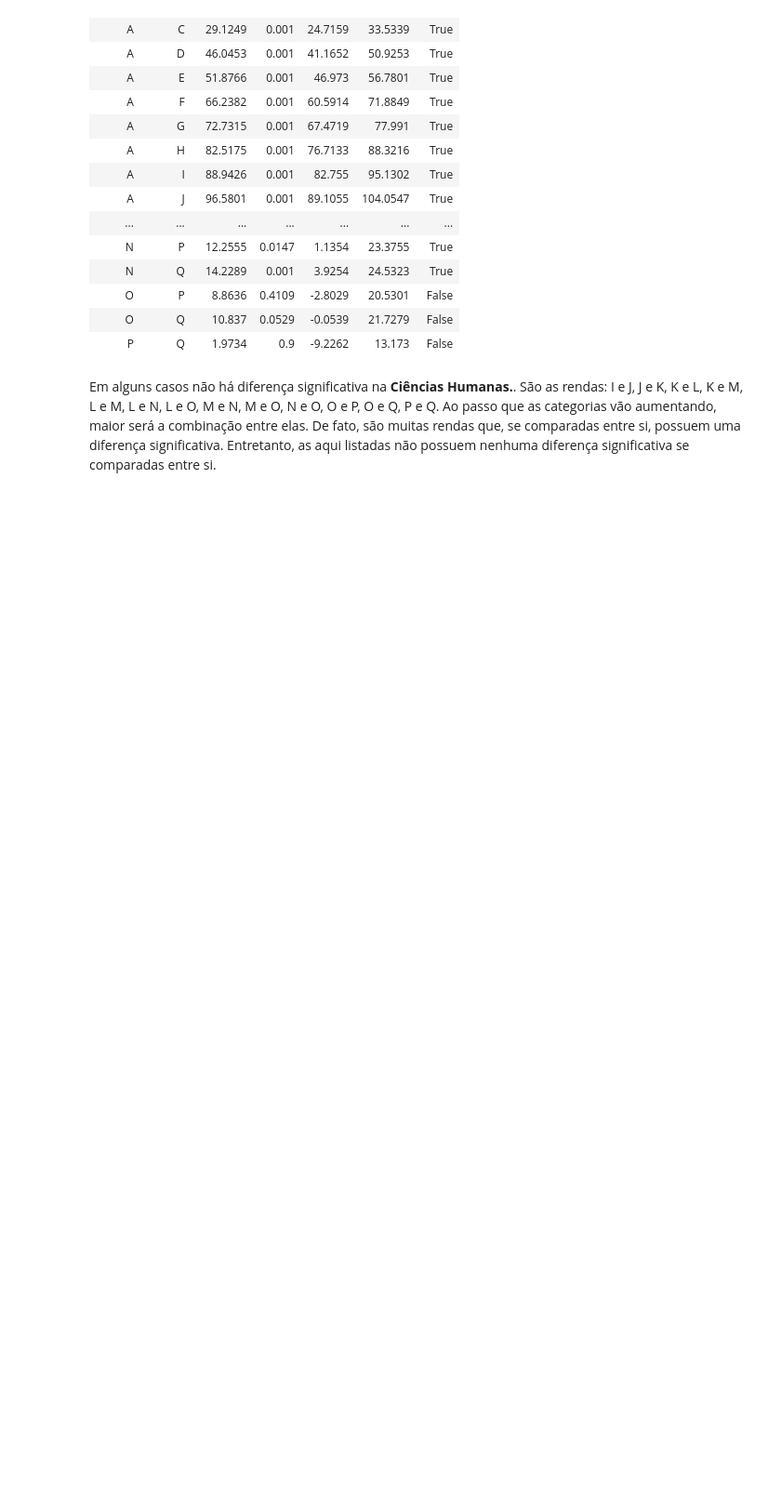
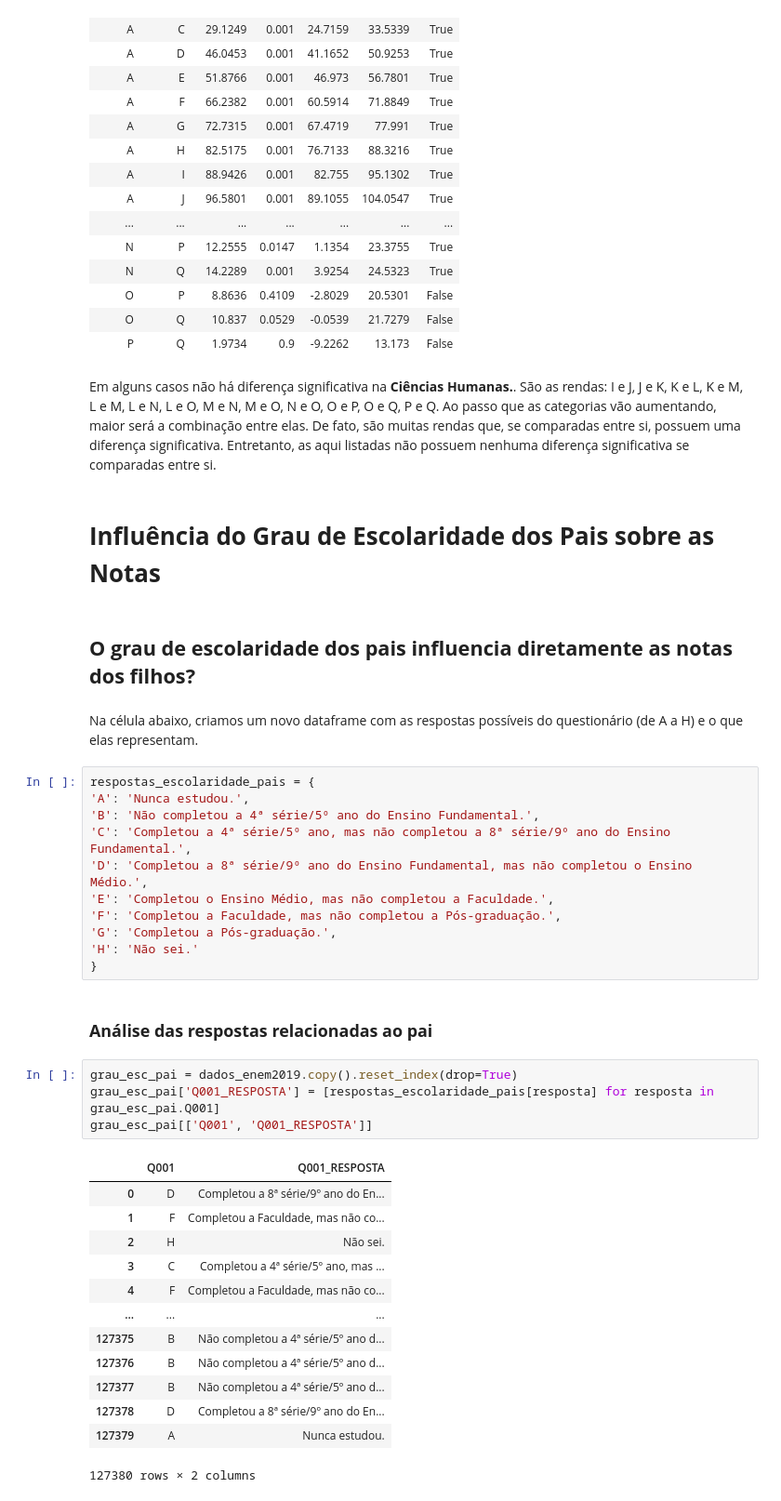
Before and after one commit to DaviReisVieira/Projeto-2-CDados, a Jupyter notebook: Análise Exploratória e Modelo.ipynb, the cells around one changed output. Shown: that part at 93% size. Cells and saved outputs as stored; diff of their text form; blank space fills up the shorter version.

Commit message:
Influência do Grau de Escolaridade dos Pais sobre as Notas

```diff
--- a/Análise Exploratória e Modelo.ipynb
+++ b/Análise Exploratória e Modelo.ipynb
@@ -735,3 +734,40 @@ Multiple Comparison of Means - Tukey HSD, FWER=0.05
 | P | Q | 1.9734 | 0.9 | -9.2262 | 13.173 | False |
 # %% [markdown]
 Em alguns casos não há diferença significativa na **Ciências Humanas.**. São as rendas: I e J, J e K, K e L, K e M, L e M, L e N, L e O, M e N, M e O, N e O, O e P, O e Q, P e Q. Ao passo que as categorias vão aumentando, maior será a combinação entre elas. De fato, são muitas rendas que, se comparadas entre si, possuem uma diferença significativa. Entretanto, as aqui listadas não possuem nenhuma diferença significativa se comparadas entre si.
+# %% [markdown]
+# **Influência do Grau de Escolaridade dos Pais sobre as Notas**
+# %% [markdown]
+## **O grau de escolaridade dos pais influencia diretamente as notas dos filhos?**
+# %% [markdown]
+Na célula abaixo, criamos um novo dataframe com as respostas possíveis do questionário (de A a H) e o que elas representam.
+# %%
+respostas_escolaridade_pais = {
+'A': 'Nunca estudou.',
+'B': 'Não completou a 4ª série/5º ano do Ensino Fundamental.',
+'C': 'Completou a 4ª série/5º ano, mas não completou a 8ª série/9º ano do Ensino Fundamental.',
+'D': 'Completou a 8ª série/9º ano do Ensino Fundamental, mas não completou o Ensino Médio.',
+'E': 'Completou o Ensino Médio, mas não completou a Faculdade.',
+'F': 'Completou a Faculdade, mas não completou a Pós-graduação.',
+'G': 'Completou a Pós-graduação.',
+'H': 'Não sei.'
+}
+# %% [markdown]
+### **Análise das respostas relacionadas ao pai**
+# %%
+grau_esc_pai = dados_enem2019.copy().reset_index(drop=True)
+grau_esc_pai['Q001_RESPOSTA'] = [respostas_escolaridade_pais[resposta] for resposta in grau_esc_pai.Q001]
+grau_esc_pai[['Q001', 'Q001_RESPOSTA']]
+# %% [output]
+|  | Q001 | Q001_RESPOSTA |
+| 0 | D | Completou a 8ª série/9º ano do En... |
+| 1 | F | Completou a Faculdade, mas não co... |
+| 2 | H | Não sei. |
+| 3 | C | Completou a 4ª série/5º ano, mas ... |
+| 4 | F | Completou a Faculdade, mas não co... |
+| ... | ... | ... |
+| 127375 | B | Não completou a 4ª série/5º ano d... |
+| 127376 | B | Não completou a 4ª série/5º ano d... |
+| 127377 | B | Não completou a 4ª série/5º ano d... |
+| 127378 | D | Completou a 8ª série/9º ano do En... |
+| 127379 | A | Nunca estudou. |
+127380 rows × 2 columns
```
Also changed, not shown: parts of 18 cells of this notebook.
